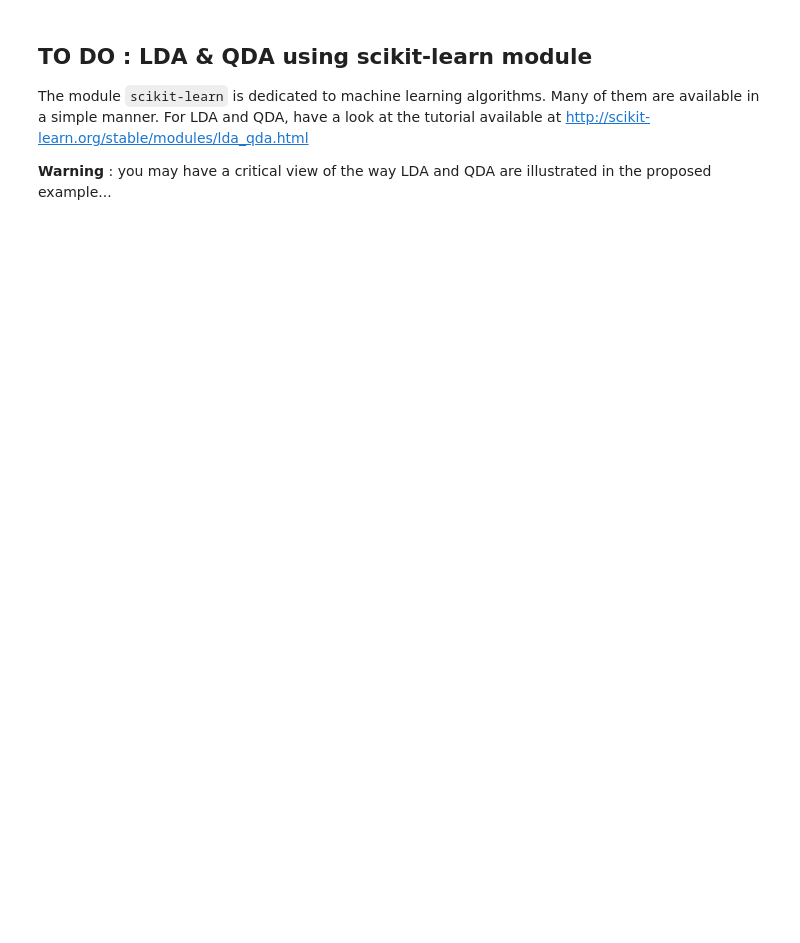
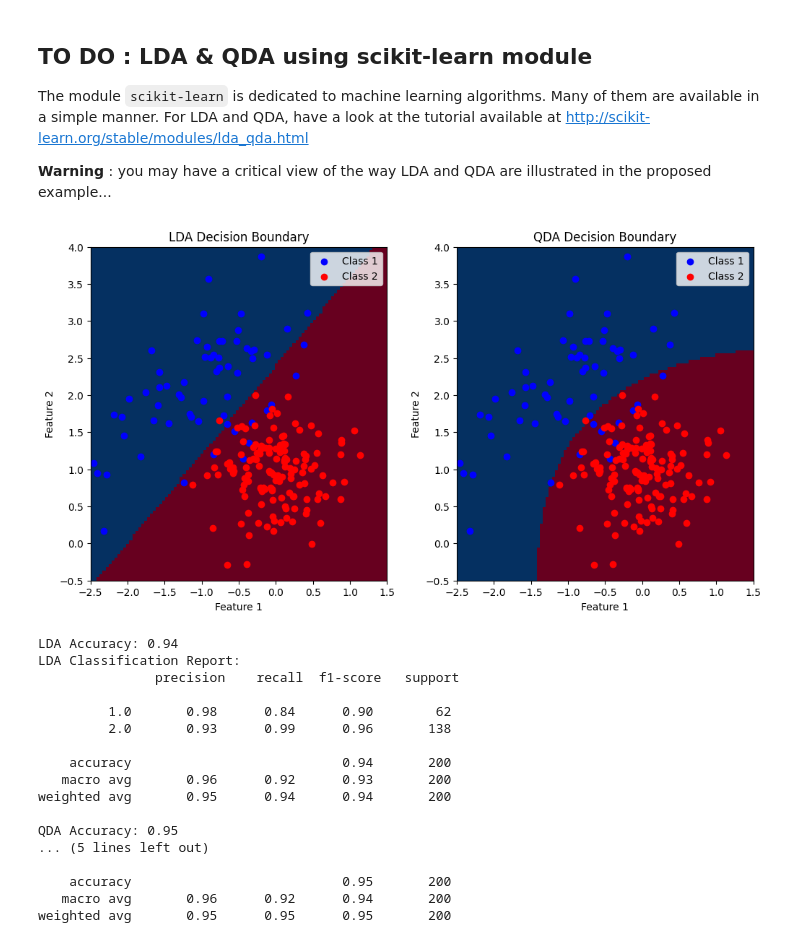
Before and after one commit to mcaron01/decsion-et-apprentissage-sdi, a Jupyter notebook: TP2/TP2_archive/TP2_LDA_QDA.ipynb, the cells around one changed output. Saved outputs shown, nothing was run; the diff lists cells and outputs as text; code cells hidden in the pictures; blank space fills up the shorter version.

```diff
--- a/TP2/TP2_archive/TP2_LDA_QDA.ipynb
+++ b/TP2/TP2_archive/TP2_LDA_QDA.ipynb
@@ -231,3 +222,81 @@ TypeError: Image data of dtype object cannot be converted to float
 The module `scikit-learn` is dedicated to machine learning algorithms. Many of them are available in a simple manner. For LDA and QDA, have a look at the tutorial available at http://scikit-learn.org/stable/modules/lda_qda.html
 
 **Warning** : you may have a critical view of the way LDA and QDA are illustrated in the proposed example...
+# %%
+from sklearn.discriminant_analysis import LinearDiscriminantAnalysis, QuadraticDiscriminantAnalysis
+from sklearn.metrics import accuracy_score, classification_report
+
+# Create instances of the LDA and QDA classifiers
+lda_classifier = LinearDiscriminantAnalysis()
+qda_classifier = QuadraticDiscriminantAnalysis()
+
+# Fit the classifiers to your training data
+lda_classifier.fit(train_features, train_labels)
+qda_classifier.fit(train_features, train_labels)
+
+lda_predictions = lda_classifier.predict(test_features)
+qda_predictions = qda_classifier.predict(test_features)
+
+grid_points = np.c_[X1.ravel(), X2.ravel()]
+
+# Get predictions for LDA and QDA
+lda_grid_predictions = lda_classifier.predict(grid_points)
+qda_grid_predictions = qda_classifier.predict(grid_points)
+
+# Reshape the predictions for plotting
+lda_grid_predictions = lda_grid_predictions.reshape(X1.shape)
+qda_grid_predictions = qda_grid_predictions.reshape(X2.shape)
+
+# Create subplots for LDA and QDA decision boundaries
+plt.figure(figsize=(12, 6))
+
+plt.subplot(1, 2, 1)
+plt.imshow(lda_grid_predictions, extent=(np.min(x1), np.max(x1), np.min(x2), np.max(x2)), origin='lower', cmap=plt.cm.RdBu_r)
+plt.scatter(class_test_1[:, 1], class_test_1[:, 2], c='blue', label='Class 1')
+plt.scatter(class_test_2[:, 1], class_test_2[:, 2], c='red', label='Class 2')
+plt.title("LDA Decision Boundary")
+plt.xlabel("Feature 1")
+plt.ylabel("Feature 2")
+plt.legend()
+
+plt.subplot(1, 2, 2)
+plt.imshow(qda_grid_predictions, extent=(np.min(x1), np.max(x1), np.min(x2), np.max(x2)), origin='lower', cmap=plt.cm.RdBu_r)
+plt.scatter(class_test_1[:, 1], class_test_1[:, 2], c='blue', label='Class 1')
+plt.scatter(class_test_2[:, 1], class_test_2[:, 2], c='red', label='Class 2')
+plt.title("QDA Decision Boundary")
+plt.xlabel("Feature 1")
+plt.ylabel("Feature 2")
+plt.legend()
+
+plt.show()
+# Evaluate the performance of the classifiers
+lda_accuracy = accuracy_score(test_labels, lda_predictions)
+lda_report = classification_report(test_labels, lda_predictions)
+
+qda_accuracy = accuracy_score(test_labels, qda_predictions)
+qda_report = classification_report(test_labels, qda_predictions)
+
+print("LDA Accuracy: {:.2f}".format(lda_accuracy))
+print("LDA Classification Report:\n", lda_report)
+
+print("QDA Accuracy: {:.2f}".format(qda_accuracy))
+print("QDA Classification Report:\n", qda_report)
+# %% [output]
+[figure, added]
+LDA Accuracy: 0.94
+LDA Classification Report:
+               precision    recall  f1-score   support
+
+         1.0       0.98      0.84      0.90        62
+         2.0       0.93      0.99      0.96       138
+
+    accuracy                           0.94       200
+   macro avg       0.96      0.92      0.93       200
+weighted avg       0.95      0.94      0.94       200
+
+QDA Accuracy: 0.95
+... (5 lines left out)
+
+    accuracy                           0.95       200
+   macro avg       0.96      0.92      0.94       200
+weighted avg       0.95      0.95      0.95       200
```
Also changed, not shown: parts of 6 cells of this notebook, 2 other files.
